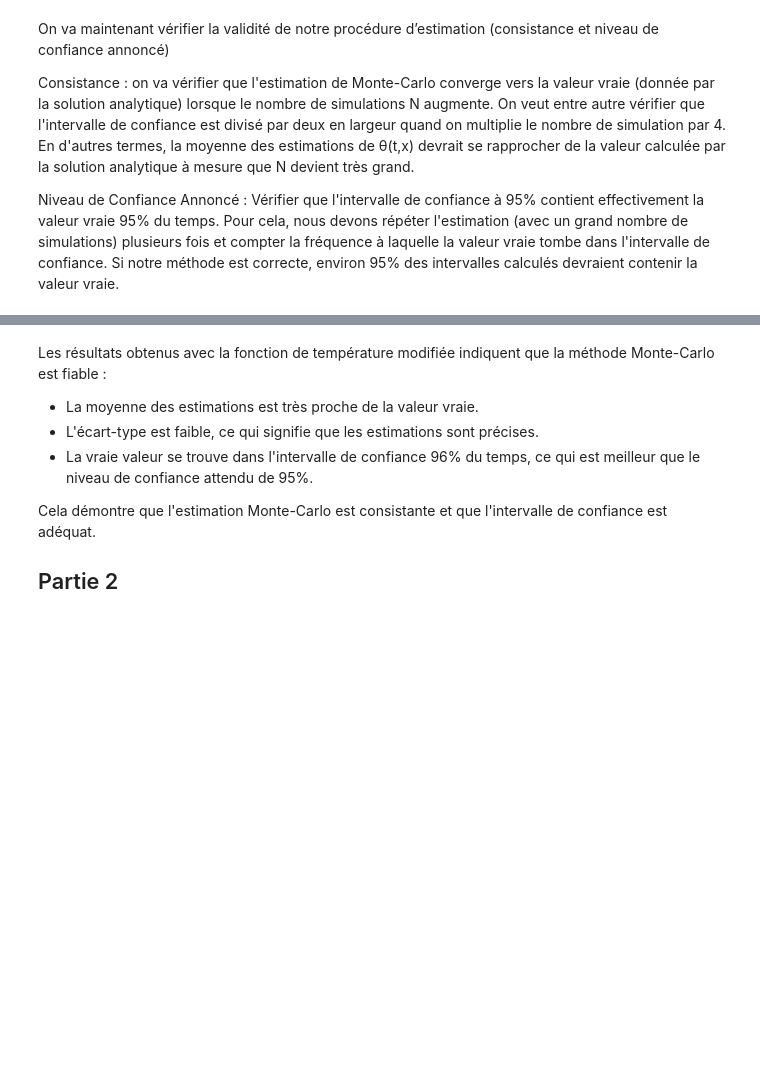
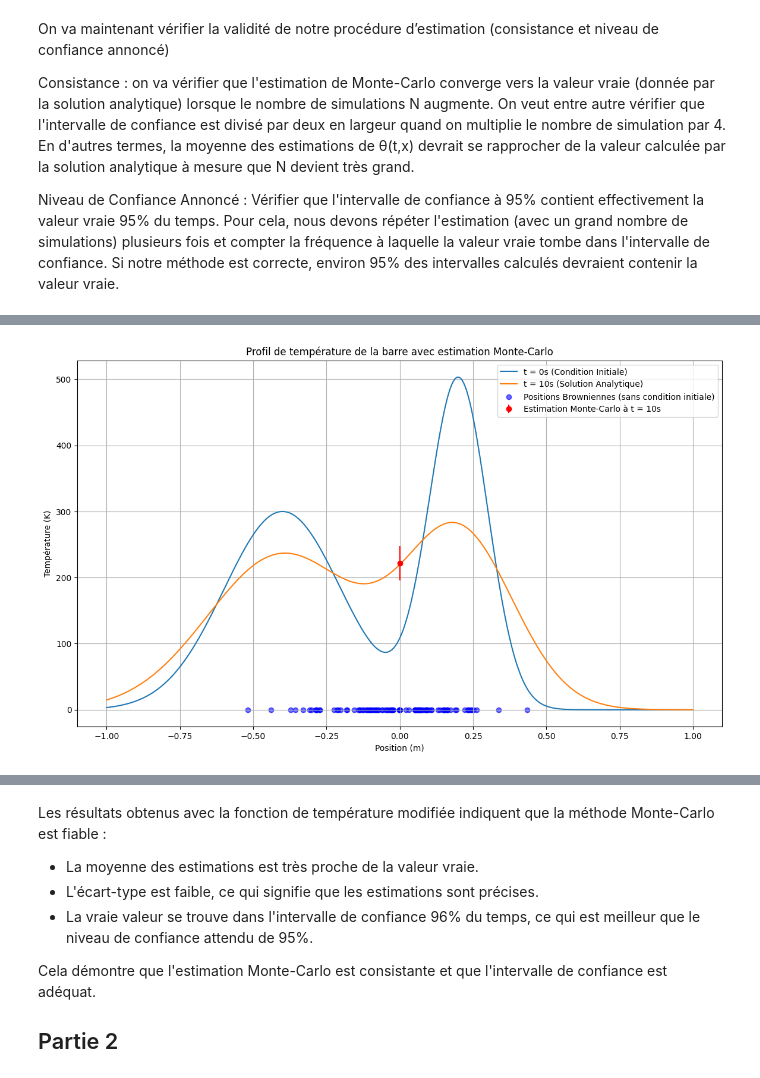
Before and after one commit to malayaan/calcul_sto, a Jupyter notebook: td1/tp_paul.Ipynb, the cells around one changed output, grey strips where cells are left out. Cells and saved outputs as stored; diff of their text form; code cells hidden in the pictures; blank space fills up the shorter version.

```diff
--- a/td1/tp_paul.Ipynb
+++ b/td1/tp_paul.Ipynb
@@ -166 +134,67 @@ plt.show()
+# %%
+# Créer une plage de positions pour la visualisation
+x_values = np.linspace(-1, 1, 400)
+
+# Profil de température à t=0 (condition initiale)
+temp_profile_t0 = temperature(0, x_values, theta1, theta2, mu1, mu2, sigma1, sigma2, sigma)
+
+# Profil de température à t=5s
+temp_profile_t5 = temperature(10, x_values, theta1, theta2, mu1, mu2, sigma1, sigma2, sigma)
+
+# Méthode Monte-Carlo pour estimer la température à x=0 et t=10s
+mean_theta, confidence_interval = monte_carlo(
+    t=10, x=0, N=100, theta1=theta1, theta2=theta2, mu1=mu1, mu2=mu2, sigma1=sigma1, sigma2=sigma2, sigma=sigma)
+
+# Profil de température à t=0 (condition initiale)
+temp_profile_t0 = temperature(0, x_values, theta1, theta2, mu1, mu2, sigma1, sigma2, sigma)
+
+# Profil de température à t=5s
+temp_profile_t5 = temperature(5, x_values, theta1, theta2, mu1, mu2, sigma1, sigma2, sigma)
+
+import numpy as np
+import matplotlib.pyplot as plt
+
+# ... (Déclarations précédentes et fonctions temperature et monte_carlo) ...
+
+# Créer une plage de positions pour la visualisation
+x_values = np.linspace(-1, 1, 400)
+
+# Profil de température à t=0 (condition initiale)
+temp_profile_t0 = temperature(0, x_values, theta1, theta2, mu1, mu2, sigma1, sigma2, sigma)
+
+# Profil de température à t=10s (pas t=5s)
+temp_profile_t10 = temperature(10, x_values, theta1, theta2, mu1, mu2, sigma1, sigma2, sigma)
+
+# Méthode Monte-Carlo pour estimer la température à x=0 et t=10s
+N = 100  # Nombre de simulations Monte-Carlo
+brownian_positions = []  # Pour stocker les positions finales des particules
+
+mean_theta, confidence_interval = monte_carlo(
+    t=10, x=0, N=N, theta1=theta1, theta2=theta2, mu1=mu1, mu2=mu2, sigma1=sigma1, sigma2=sigma2, sigma=sigma)
+
+# Simulation des trajectoires browniennes
+for _ in range(N):
+    brownian_positions.append(brownian_motion(10, 0, sigma))
+
+# Créer des graphiques de température à différents temps
+plt.figure(figsize=(14, 8))
+
+# Afficher la condition initiale et la température à t=10
+plt.plot(x_values, temp_profile_t0, label='t = 0s (Condition Initiale)')
+plt.plot(x_values, temp_profile_t10, label='t = 10s (Solution Analytique)')
+
+# Marquer les positions browniennes sur l'axe y=0
+plt.scatter(brownian_positions, [0]*N, alpha=0.6, color='blue', label='Positions Browniennes (sans condition initiale)')
+
+# Marquer le point estimé par Monte-Carlo avec intervalle de confiance
+plt.errorbar(0, mean_theta, yerr=confidence_interval[1] - mean_theta, fmt='o', color='red', label='Estimation Monte-Carlo à t = 10s')
+
+plt.title('Profil de température de la barre avec estimation Monte-Carlo')
+plt.xlabel('Position (m)')
+plt.ylabel('Température (K)')
+plt.legend()
+plt.grid(True)
+plt.show()
+# %% [output]
+[figure, added]
 # %%
```
Also changed, not shown: parts of 5 cells of this notebook.
